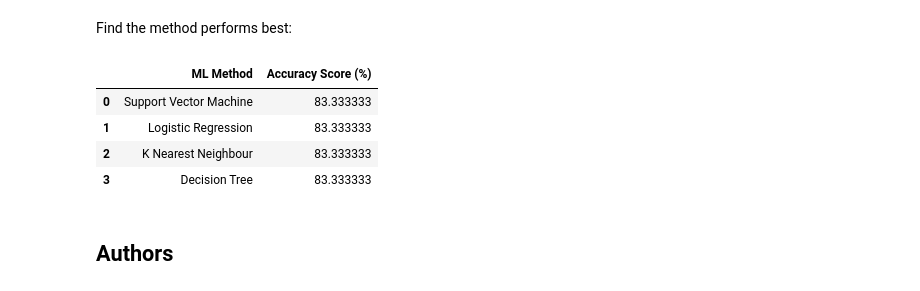
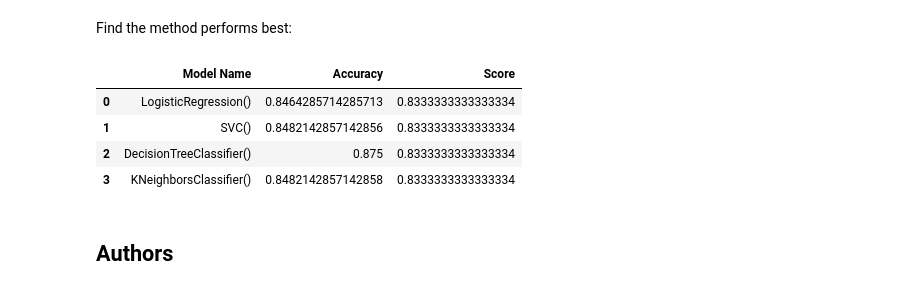
Before and after one commit to jadekennedy/IBM-Capstone, a Jupyter notebook: SpaceX_Machine Learning Prediction_Part_5.ipynb, the cells around one changed output. Cells and saved outputs as stored; diff of their text form; code cells hidden in the pictures.

```diff
--- a/SpaceX_Machine Learning Prediction_Part_5.ipynb
+++ b/SpaceX_Machine Learning Prediction_Part_5.ipynb
@@ -313,21 +313,20 @@ plot_confusion_matrix(Y_test,yhat)
 ## TASK  12
 # %% [markdown]
 Find the method performs best:
-# %%
-accuracy = [svm_cv_score, logreg_score, knn_cv_score, tree_cv_score]
-accuracy = [i * 100 for i in accuracy]
-
-method = ['Support Vector Machine', 'Logistic Regression', 'K Nearest Neighbour', 'Decision Tree']
-models = {'ML Method':method, 'Accuracy Score (%)':accuracy}
-
-ML_df = pd.DataFrame(models)
-ML_df
-# %% [output]
-|  | ML Method | Accuracy Score (%) |
-| 0 | Support Vector Machine | 83.333333 |
-| 1 | Logistic Regression | 83.333333 |
-| 2 | K Nearest Neighbour | 83.333333 |
-| 3 | Decision Tree | 83.333333 |
+# %%
+all_models = [logreg_cv, svm_cv, tree_cv, knn_cv]
+results = []
+for model in all_models:
+    result_dict = {'Model Name':str(model.estimator), 'Accuracy':str(model.best_score_), 'Score':str(model.score(X_test, Y_test))}
+    results.append(result_dict)
+performance_df = pd.DataFrame(results)
+performance_df
+# %% [output]
+|  | Model Name | Accuracy | Score |
+| 0 | LogisticRegression() | 0.8464285714285713 | 0.8333333333333334 |
+| 1 | SVC() | 0.8482142857142856 | 0.8333333333333334 |
+| 2 | DecisionTreeClassifier() | 0.875 | 0.8333333333333334 |
+| 3 | KNeighborsClassifier() | 0.8482142857142858 | 0.8333333333333334 |
 # %% [markdown]
 ## Authors
 # %% [markdown]
```
Also changed, not shown: parts of 3 cells of this notebook.
